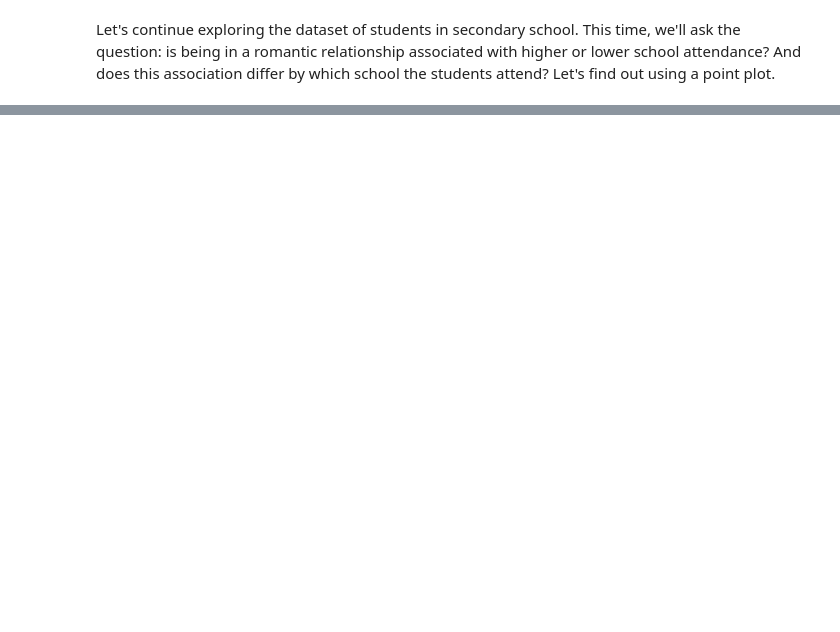
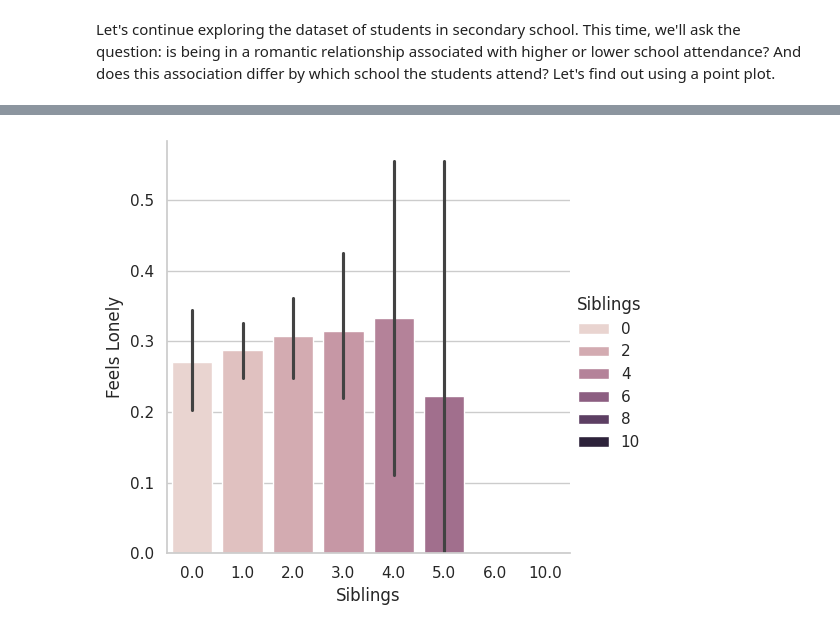
Before and after one commit to jhlopesalves/data-science-notebooks, a Jupyter notebook: Python/Intro to Seaborn/introduction_to_seaborn.ipynb, the cells around one changed output, grey strips where cells are left out. Saved outputs shown, nothing was run; the diff lists cells and outputs as text; code cells hidden in the pictures; blank space fills up the shorter version.

```diff
--- a/Python/Intro to Seaborn/introduction_to_seaborn.ipynb
+++ b/Python/Intro to Seaborn/introduction_to_seaborn.ipynb
@@ -586,0 +641,31 @@ plt.show()
+# %%
+# 1. Define the per-group probability of feeling lonely
+probabilities = {
+    "0": 0.28,
+    "1 - 2": 0.265,
+    "3+": 0.29
+}
+
+# 2. Map each row’s sibling category to its probability (fall back to the mean if unexpected)
+row_probs = (
+    survey_data["Siblings"]
+    .astype(str)
+    .map(probabilities)
+    .fillna(np.mean(list(probabilities.values())))
+)
+
+# 3. Perform a Bernoulli trial for each row
+random_values = np.random.rand(len(survey_data))
+survey_data["Feels Lonely"] = random_values < row_probs
+# %%
+# Set the context to "paper"
+sns.set_context("notebook")
+
+# Create bar plot
+sns.catplot(x="Siblings", y="Feels Lonely",
+            data=survey_data, kind="bar", hue="Siblings")
+
+# Show plot
+plt.show()
+# %% [output]
+[figure, added]
```
Also changed, not shown: parts of 13 cells of this notebook.
